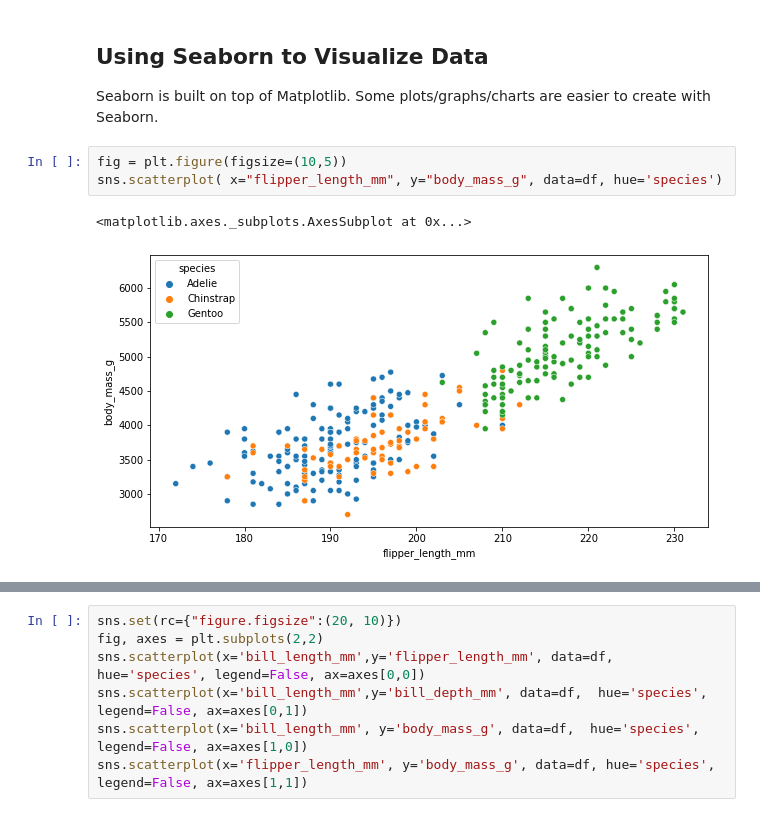
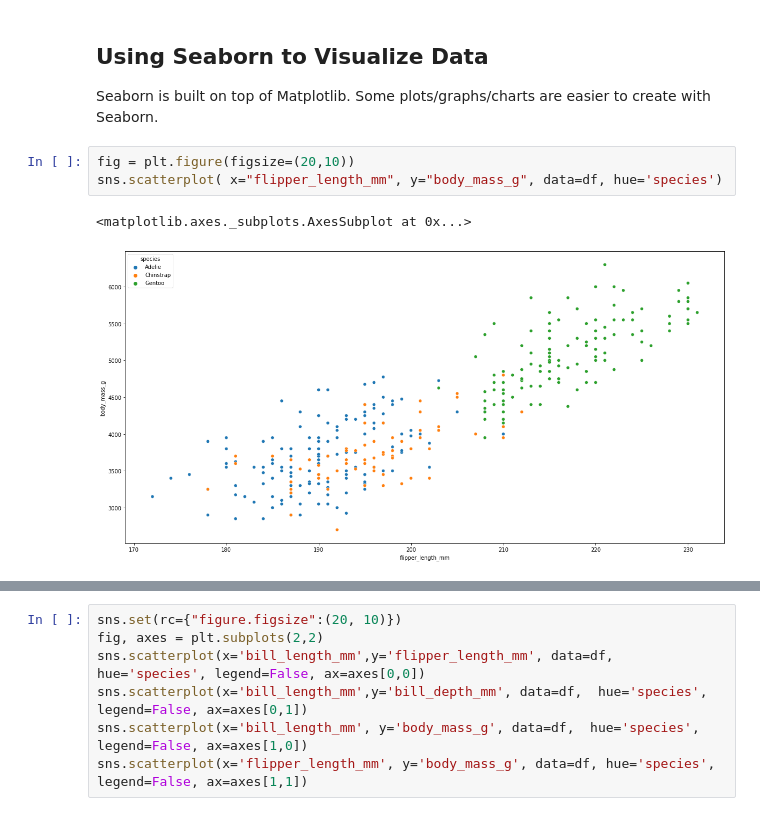
Before and after one commit to r2klabs/CS430Repository, a Jupyter notebook: IntroToPython.ipynb, the cells around one changed output, grey strips where cells are left out. Saved outputs shown, nothing was run; the diff lists cells and outputs as text.

```diff
--- a/IntroToPython.ipynb
+++ b/IntroToPython.ipynb
@@ -174,8 +244,8 @@ dates.plot(kind='barh')
 ## Using Seaborn to Visualize Data
 Seaborn is built on top of Matplotlib. Some plots/graphs/charts are easier to create with Seaborn.
 # %%
-fig = plt.figure(figsize=(10,5))
+fig = plt.figure(figsize=(20,10))
 sns.scatterplot( x="flipper_length_mm", y="body_mass_g", data=df, hue='species')
 # %% [output]
 <matplotlib.axes._subplots.AxesSubplot at 0x...>
-[figure, old version]
+[figure, new version]
```
Also changed, not shown: parts of 48 cells of this notebook.
